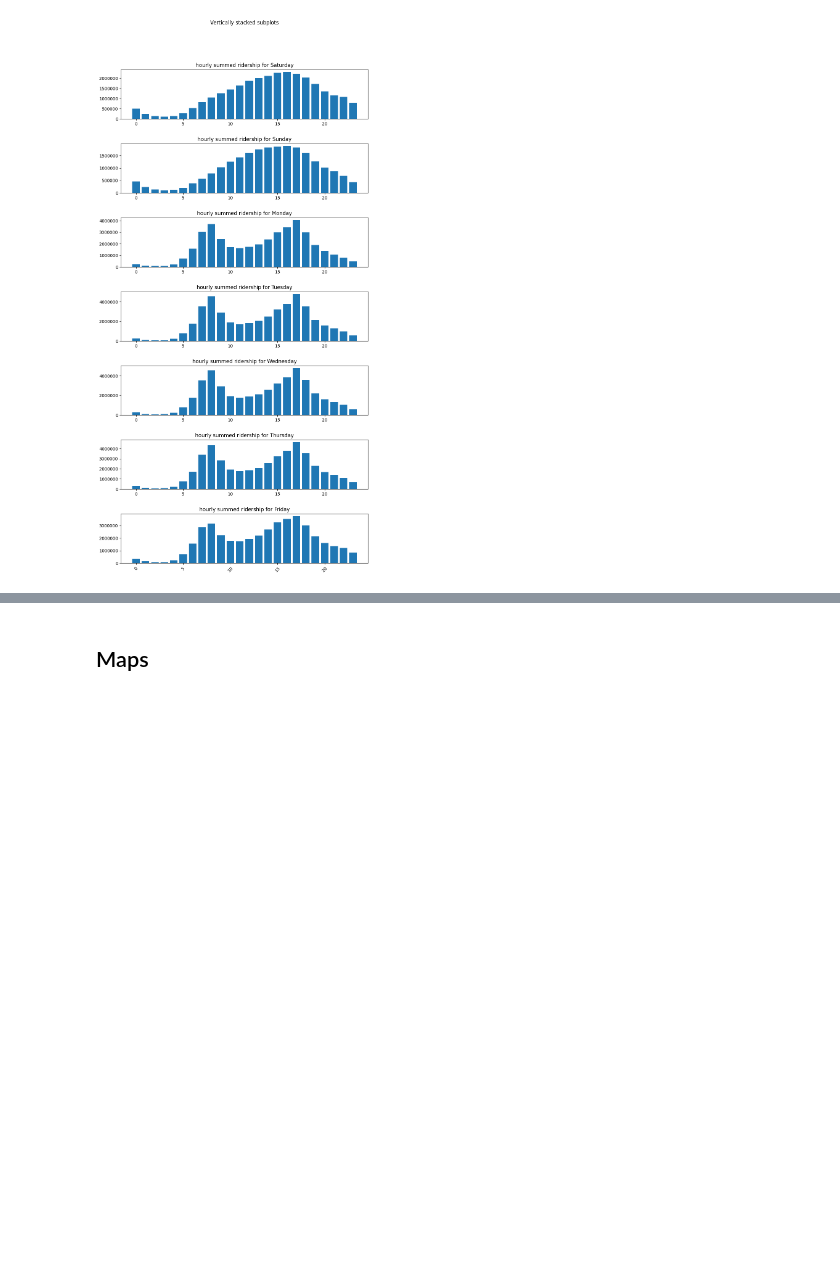
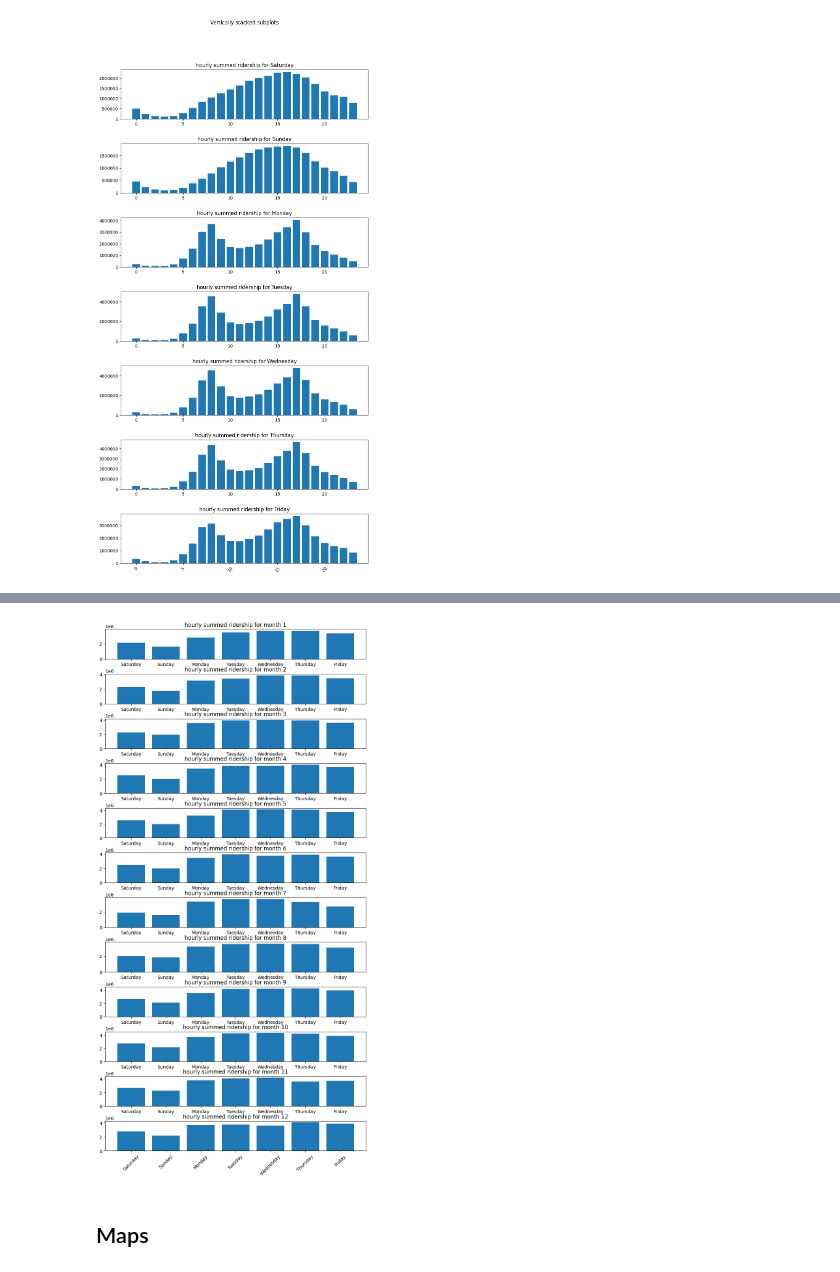
Before and after one commit to iansargent/nyc-subway-ridership-ml, a Jupyter notebook: Scripts/Analysis/exploratory_analysis.ipynb, the cells around one changed output, grey strips where cells are left out. Cells and saved outputs as stored; diff of their text form; code cells hidden in the pictures; blank space fills up the shorter version.

Commit message:
MORE GRAPHS!!!!

```diff
--- a/Scripts/Analysis/exploratory_analysis.ipynb
+++ b/Scripts/Analysis/exploratory_analysis.ipynb
@@ -162,3 +171,28 @@ plt.show()
+# %%
+#origin day of the week by the month
+day_of_week = ['Saturday', 'Sunday', 'Monday', 'Tuesday', 'Wednesday', 'Thursday', 'Friday']
+
+
+
+fig, axs = plt.subplots(12, figsize = (10,20))
+# fig.suptitle('Vertically stacked subplots')
+fig.subplots_adjust(wspace=0.5, hspace=0.5, top=0.9, bottom=0.1, left=0.1, right=0.9)
+
+
+for i in range(12):
+    daily_dataset = origin[origin['month'] == i+1]
+
+
+    total_ridership_per_day_of_week = [daily_dataset[daily_dataset['day_of_week'] == j]['sum_estimated_average_ridership'].sum() for j in day_of_week]
+    axs[i].bar(day_of_week, total_ridership_per_day_of_week)
+    axs[i].set_title(f'hourly summed ridership for month {i+1}')
+
+
+plt.tick_params(axis='x', labelrotation=45)
+
+plt.show()
+# %% [output]
+[figure, added]
 # %% [markdown]
 ## Maps
 # %% [markdown]
```
Also changed, not shown: parts of 1 cell of this notebook.
